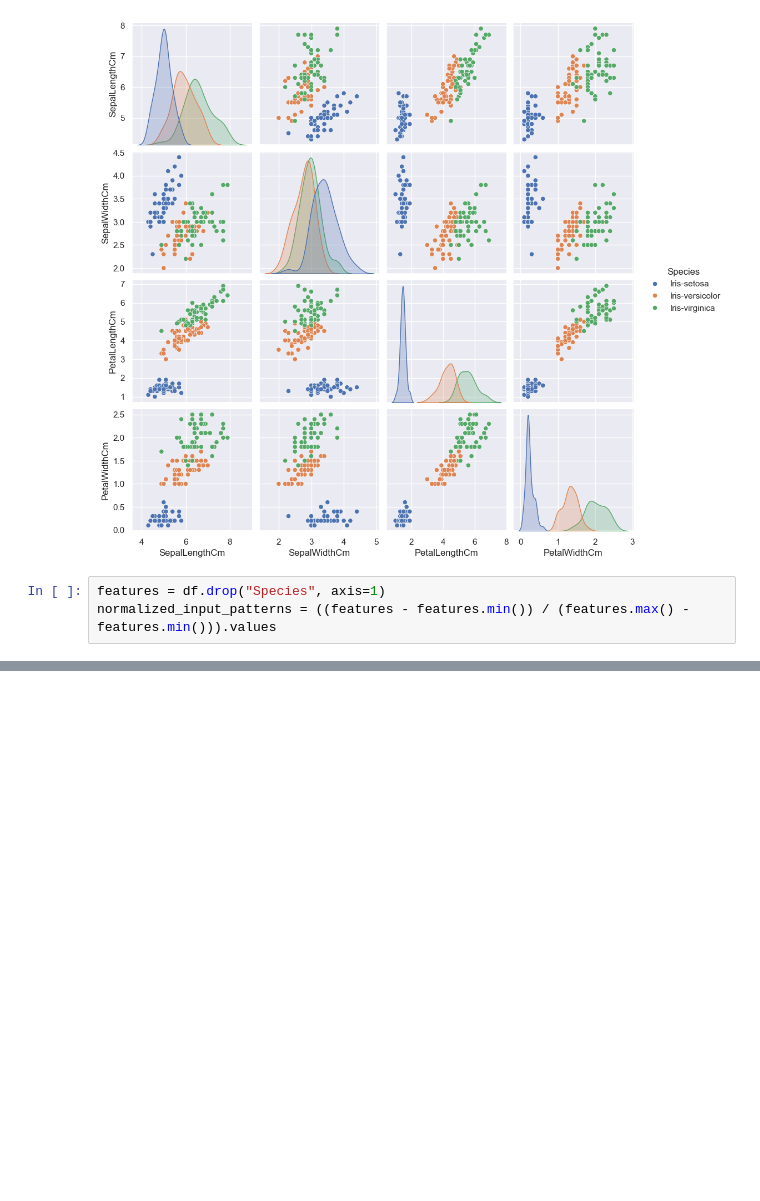
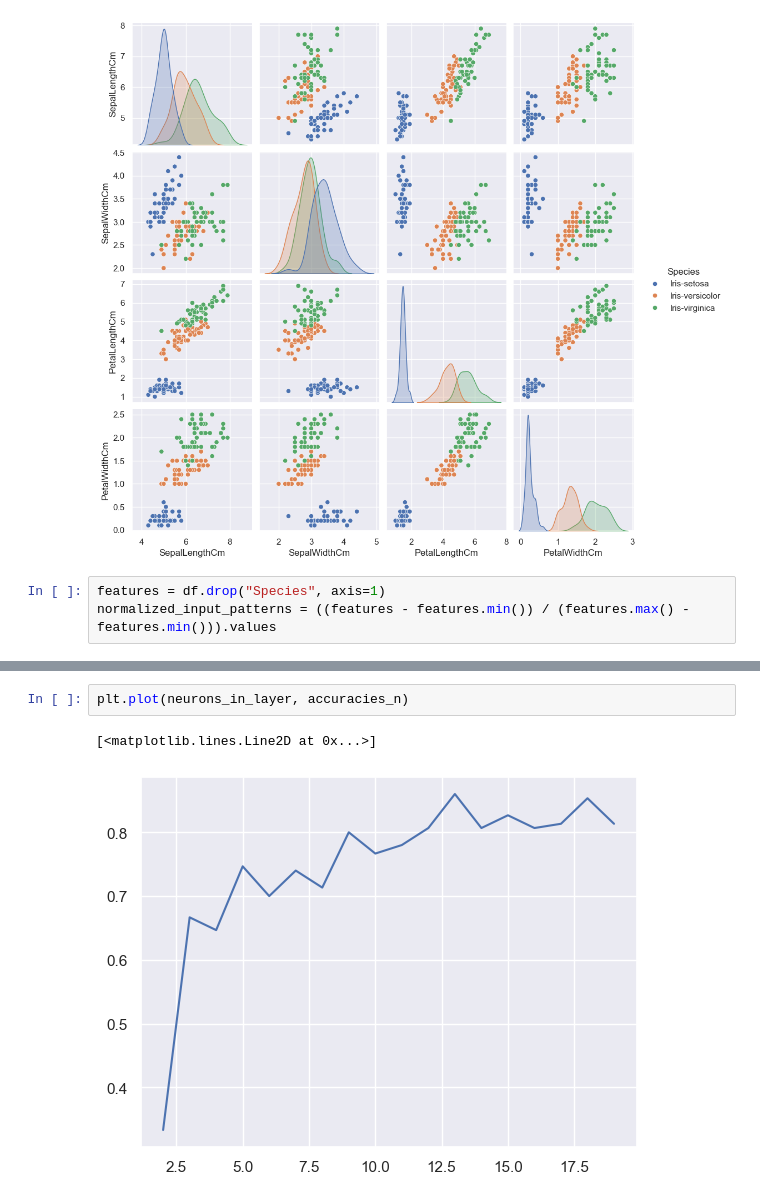
Before and after one commit to LunaticZebra/understanding-neural-networks-book, a Jupyter notebook: kohonen/KohonenIrisDataset.ipynb, the cells around one changed output, grey strips where cells are left out. Saved outputs shown, nothing was run; the diff lists cells and outputs as text; blank space fills up the shorter version.

```diff
--- a/kohonen/KohonenIrisDataset.ipynb
+++ b/kohonen/KohonenIrisDataset.ipynb
@@ -37,2 +156,7 @@ for i in range(num_of_epochs):
+# %%
+plt.plot(neurons_in_layer, accuracies_n)
+# %% [output]
+[<matplotlib.lines.Line2D at 0x...>]
+[figure, added]
 # %%
 from pandas import DataFrame
```
Also changed, not shown: parts of 10 cells of this notebook, 2 other files.
